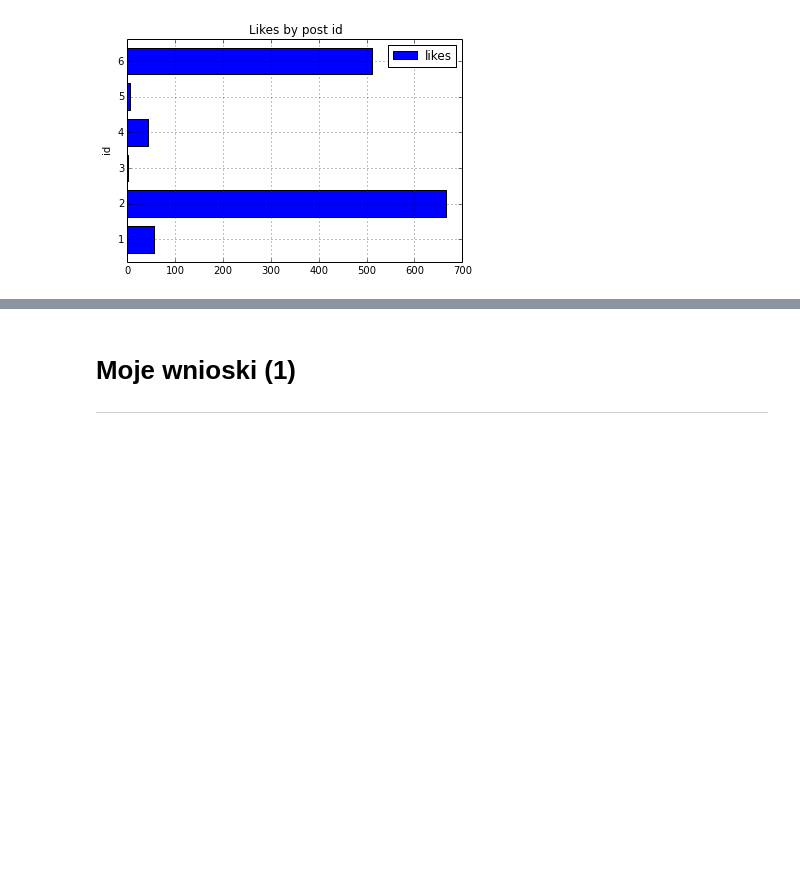
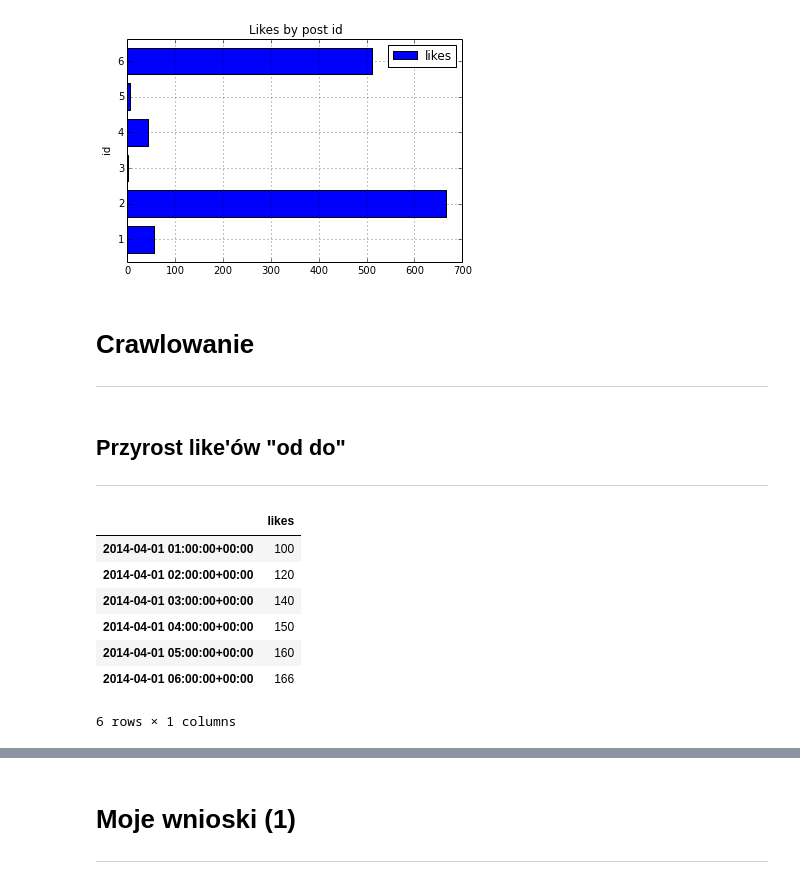
Before and after one commit to pawroman/pywaw-pandas, a Jupyter notebook: src/pandas_pywaw.ipynb, the cells around one changed output, grey strips where cells are left out. Saved outputs shown, nothing was run; the diff lists cells and outputs as text; code cells hidden in the pictures; blank space fills up the shorter version.

```diff
--- a/src/pandas_pywaw.ipynb
+++ b/src/pandas_pywaw.ipynb
@@ -345,3 +354,7 @@ by_likes = posts_ts.set_index("id").sort()
 plot = by_likes["likes"].plot(kind="barh", legend=True, title="Likes by post id")
 # %% [output]
 [figure]
+# %% [markdown]
+# Crawlowanie
+
+----
@@ -347,0 +376,17 @@ plot = by_likes["likes"].plot(kind="barh", legend=True, title="Likes by post id"
+# %% [markdown]
+## Przyrost like'ów "od do"
+
+----
+# %%
+history = pandas.DataFrame(post_data[0]["history"]).set_index("crawl_time")
+history.index = history.index.to_datetime()
+history
+# %% [output]
+|  | likes |
+| 2014-04-01 01:00:00+00:00 | 100 |
+| 2014-04-01 02:00:00+00:00 | 120 |
+| 2014-04-01 03:00:00+00:00 | 140 |
+| 2014-04-01 04:00:00+00:00 | 150 |
+| 2014-04-01 05:00:00+00:00 | 160 |
+| 2014-04-01 06:00:00+00:00 | 166 |
+6 rows × 1 columns
```
Also changed, not shown: parts of 16 cells of this notebook, 2 other files.
